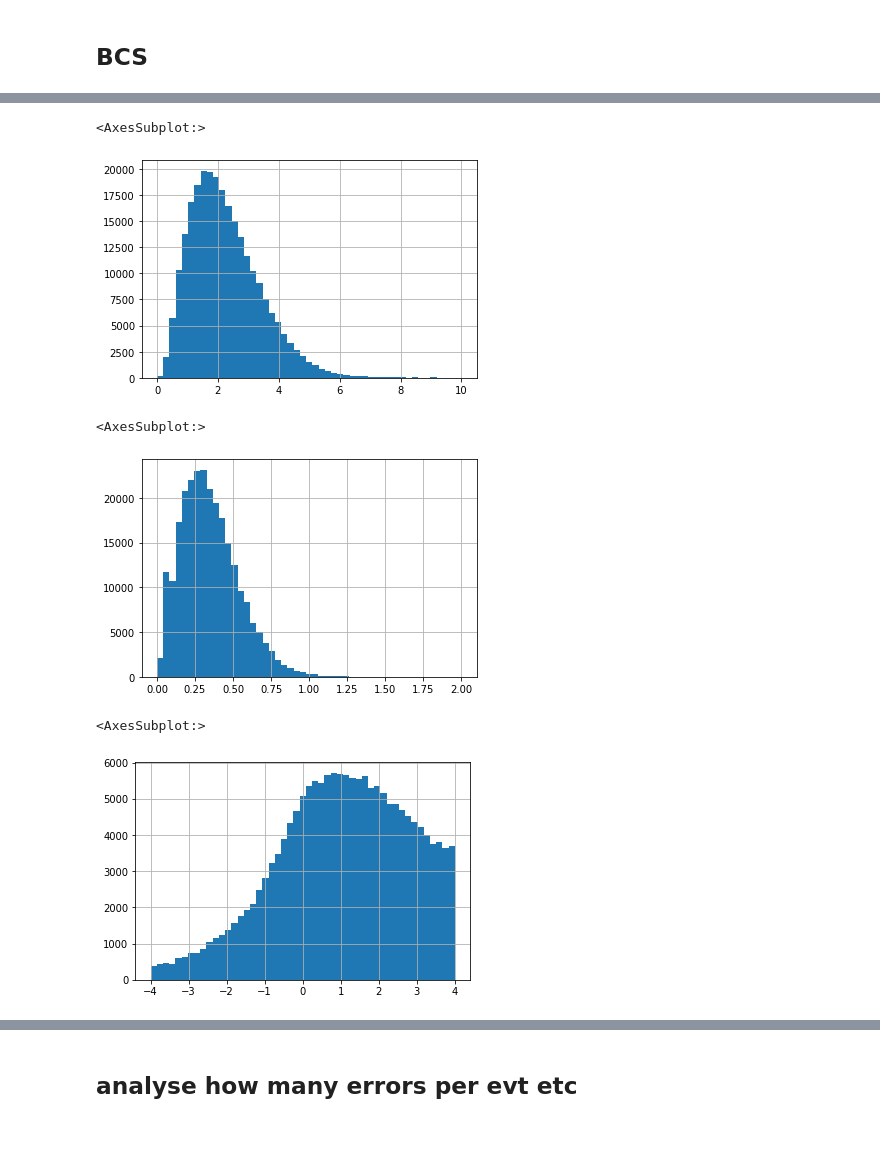
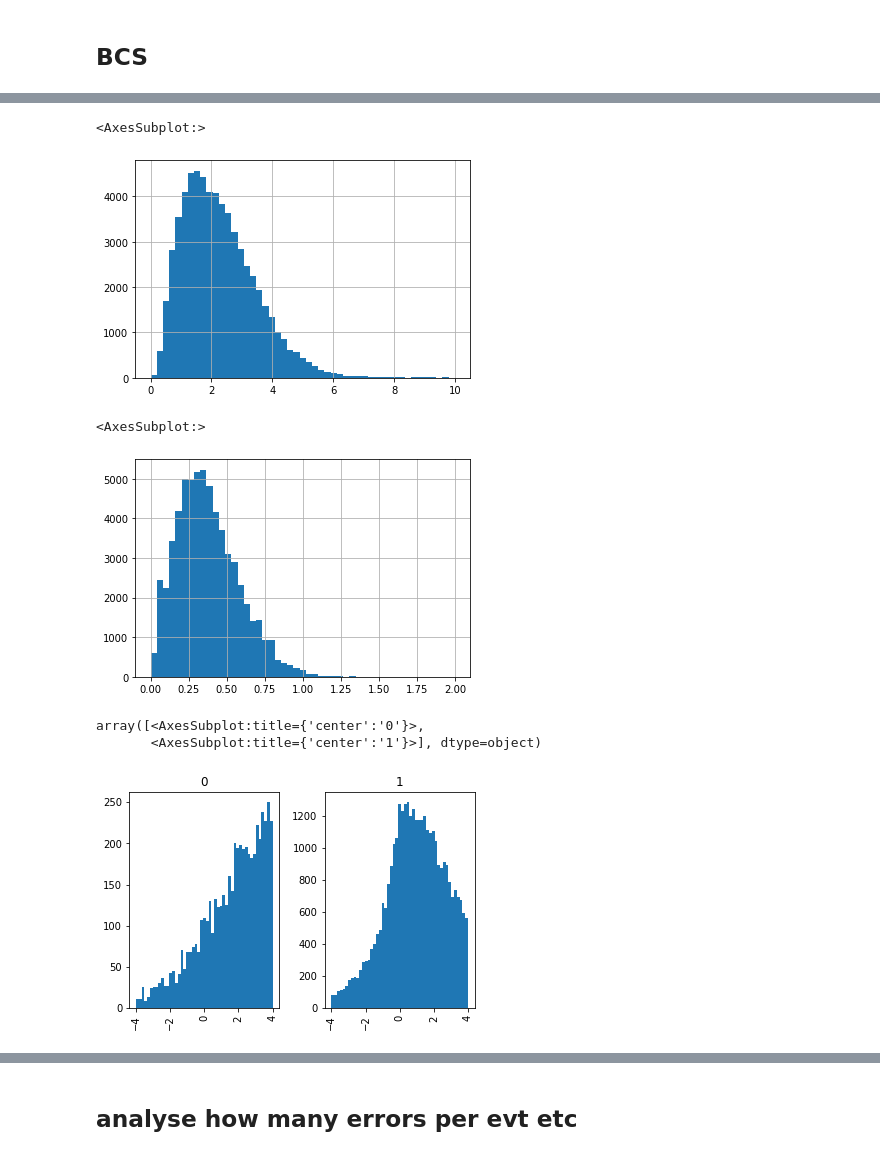
Before and after one commit to axelHeim/MCstudies, a Jupyter notebook: Dstlnu_Bt_generic/load_NN_to_basf2/productive_method/relatedAnalysis/analysis_onlineAppliedNAHS_NN.ipynb, the cells around one changed output, grey strips where cells are left out. Cells and saved outputs as stored; diff of their text form; code cells hidden in the pictures.

```diff
--- a/Dstlnu_Bt_generic/load_NN_to_basf2/productive_method/relatedAnalysis/analysis_onlineAppliedNAHS_NN.ipynb
+++ b/Dstlnu_Bt_generic/load_NN_to_basf2/productive_method/relatedAnalysis/analysis_onlineAppliedNAHS_NN.ipynb
@@ -8,7 +9,7 @@ import sys
 sys.path.insert(1, '/afs/desy.de/user/a/axelheim/private/MC_studies/Dstlnu_Bt_generic/util_funcs/')
 from pandas_colFuncs import B_ID, whichBisSig, D0_decay_type, whichBisSig_NAHS
 # %%
-nfs_path = "/nfs/dust/belle2/user/axelheim/MC_studies/Dstlnu_Bt_generic/appliedNNdata/4thRun/"
+nfs_path = "/nfs/dust/belle2/user/axelheim/MC_studies/Dstlnu_Bt_generic/appliedNNdata/8thRun/"
 # %%
 Ups4S_file = uproot.open(nfs_path + "Ups4S_NN_predicted.root:variables;1")
 df_Ups4S = Ups4S_file.arrays(library="pd")
@@ -212,0 +347,3 @@ nonHc_FSPs.shape[0]
+# %%
+df_Ups4S = pd.read_csv(nfs_path + "Ups4S_df.csv")
+nonHc_FSPs = pd.read_csv(nfs_path + "nonHc_FSPs_df.csv")
@@ -318,16 +458,17 @@ bins = np.linspace(0, 10, 50)
 df_Ups4S["roeE_ofUps4S"].hist(bins=bins)
 # %% [output]
 <AxesSubplot:>
-[figure, old version]
+[figure, new version]
 # %%
 bins = np.linspace(0, 2, 50)
 df_Ups4S["E_predicted_bg_gammas"].hist(bins=bins)
 # %% [output]
 <AxesSubplot:>
-[figure, old version]
+[figure, new version]
 # %%
 bins = np.linspace(-4, 4, 50)
-df_Ups4S["m2RecoilSignalSide"].hist(bins=bins)
+df_Ups4S.hist("m2RecoilSignalSide", bins=bins, by='lep_MC_truth')
 # %% [output]
-<AxesSubplot:>
+array([<AxesSubplot:title={'center':'0'}>,
+       <AxesSubplot:title={'center':'1'}>], dtype=object)
-[figure, old version]
+[figure, new version]
```
Also changed, not shown: parts of 68 cells of this notebook.
